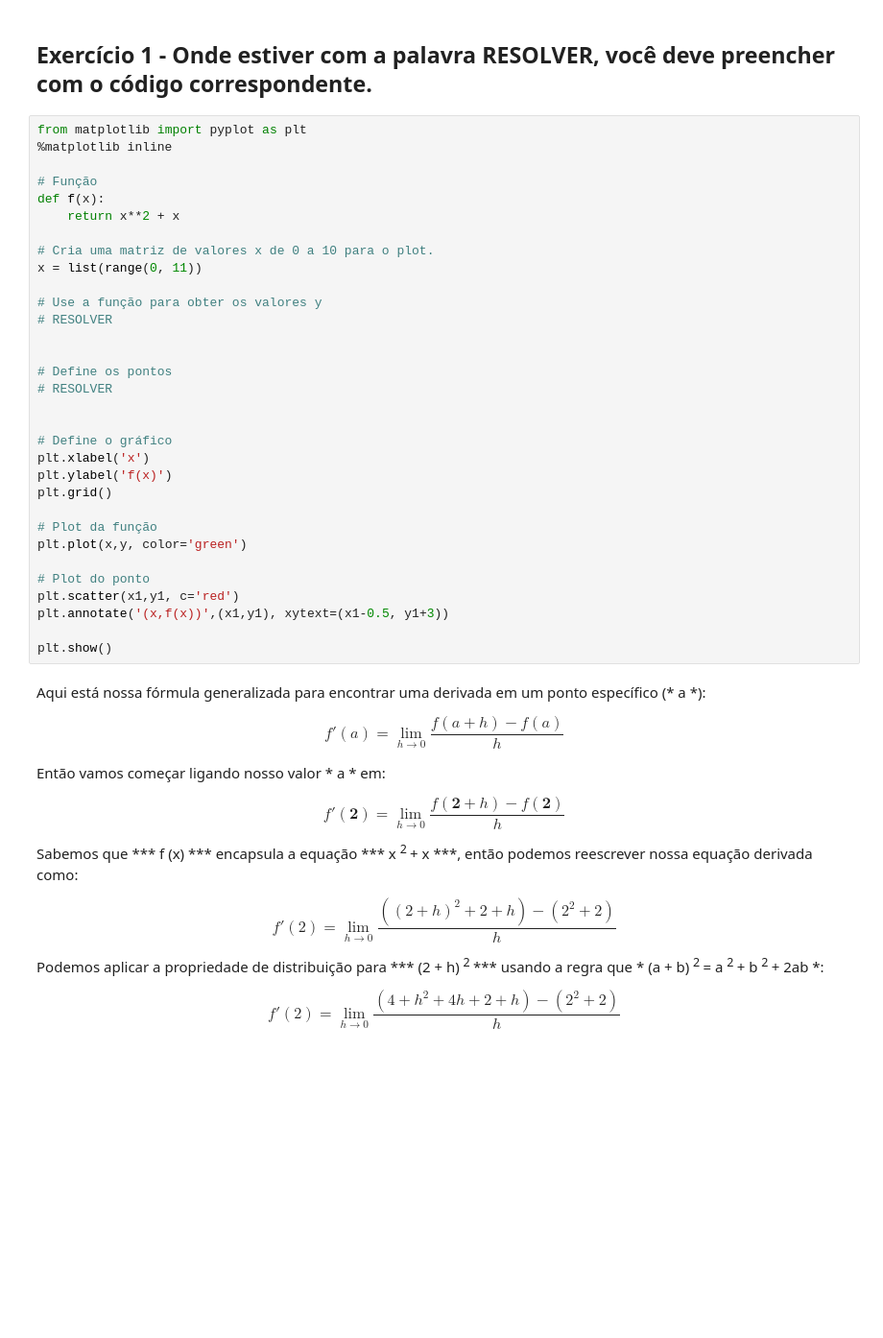
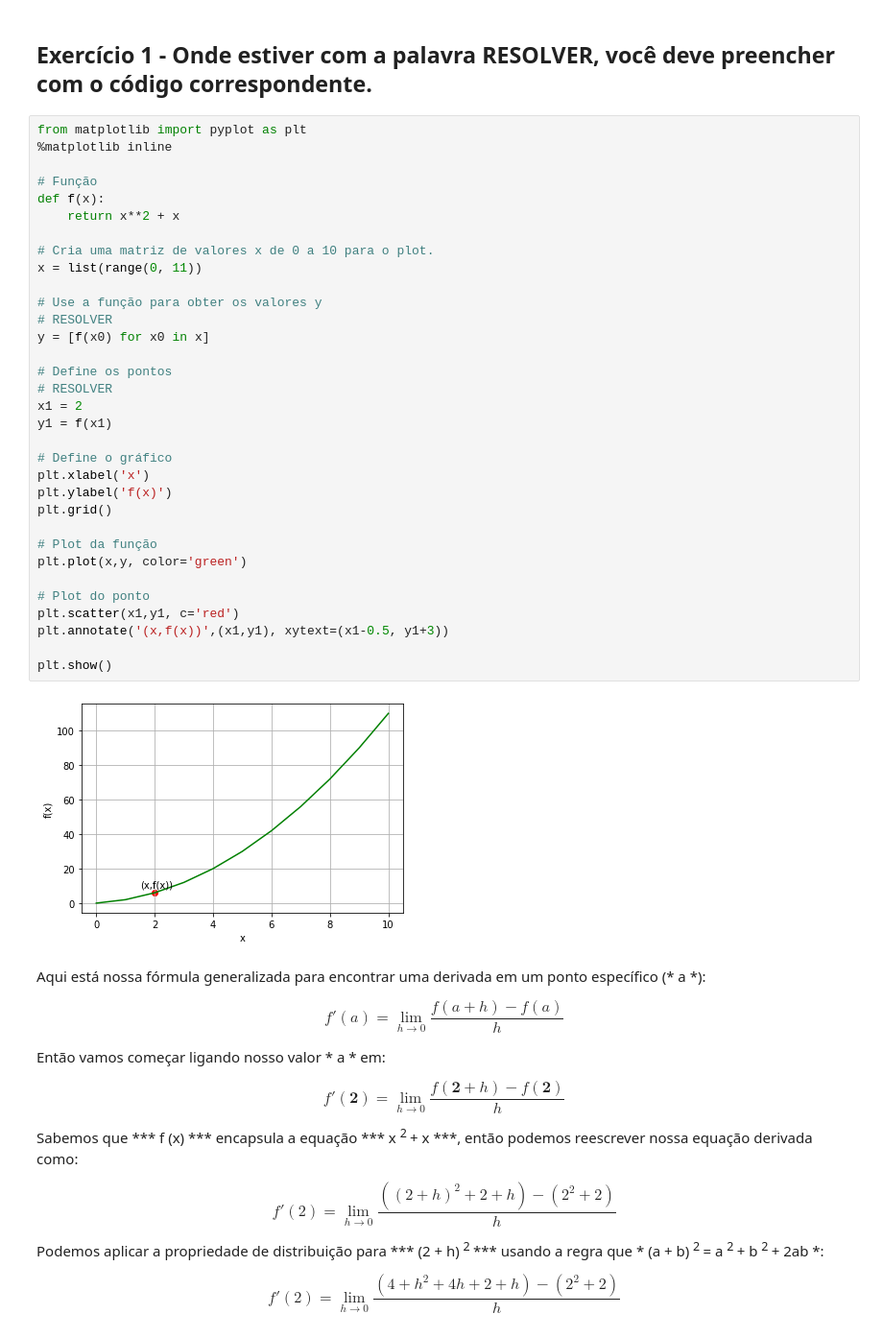
Before and after one commit to Angelicogfa/python-matematica-machine-learning, a Jupyter notebook: modulos/modulo-10/Exercicios09.ipynb, the cells around one changed output. Shown at 96% size. Drawn from its saved outputs; the diff is of its cells as text; blank space fills up the shorter version.

```diff
--- a/modulos/modulo-10/Exercicios09.ipynb
+++ b/modulos/modulo-10/Exercicios09.ipynb
@@ -265,35 +273,38 @@ Vamos dizer que queremos encontrar *** f '(2) *** (a derivada para *** f *** qua
 # %%
 from matplotlib import pyplot as plt
 %matplotlib inline
 
 # Função
 def f(x):
     return x**2 + x
 
 # Cria uma matriz de valores x de 0 a 10 para o plot.
 x = list(range(0, 11))
 
 # Use a função para obter os valores y
 # RESOLVER
-
+y = [f(x0) for x0 in x]
 
 # Define os pontos
 # RESOLVER
-
+x1 = 2
+y1 = f(x1)
 
 # Define o gráfico
 plt.xlabel('x')
 plt.ylabel('f(x)')
 plt.grid()
 
 # Plot da função
 plt.plot(x,y, color='green')
 
 # Plot do ponto
 plt.scatter(x1,y1, c='red')
 plt.annotate('(x,f(x))',(x1,y1), xytext=(x1-0.5, y1+3))
 
 plt.show()
+# %% [output]
+[figure, added]
 # %% [markdown]
 Aqui está nossa fórmula generalizada para encontrar uma derivada em um ponto específico (* a *):
 
```
Also changed, not shown: parts of 11 cells of this notebook.
